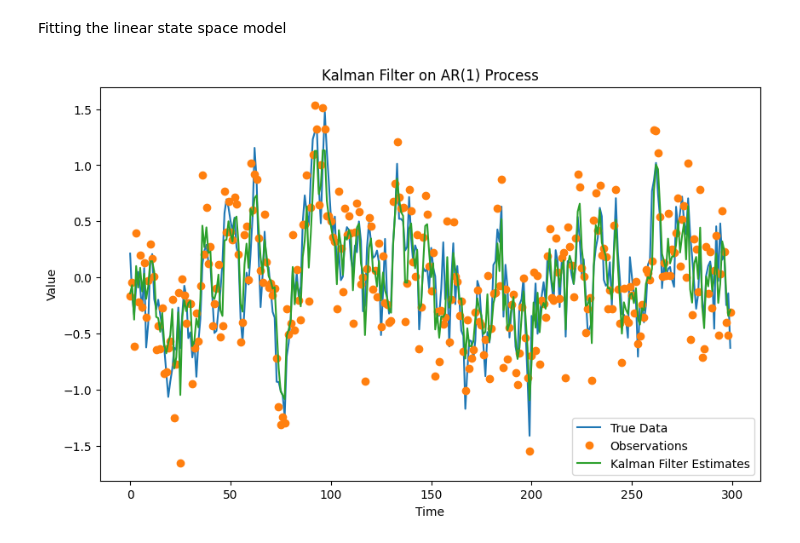
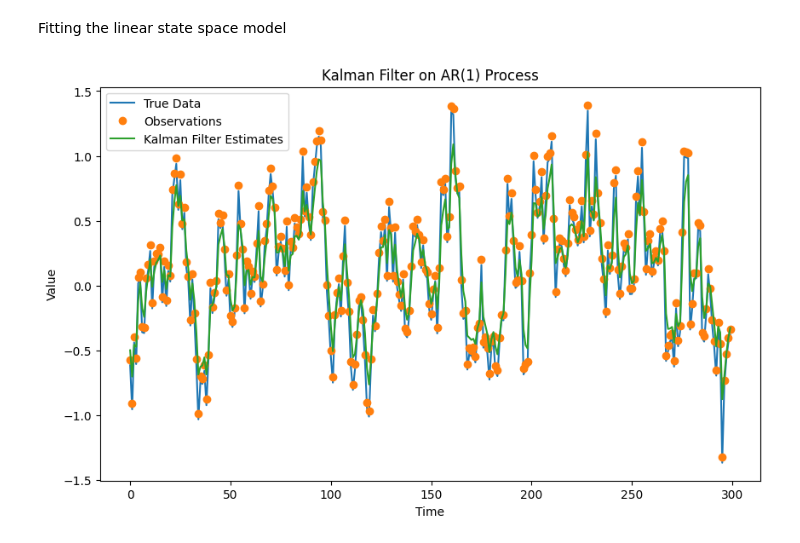
Before and after one commit to AVoss84/ts_sandbox, a Jupyter notebook: LinearGaussian_kalman_filter.ipynb, the cells around one changed output. Drawn from its saved outputs; the diff is of its cells as text; code cells hidden in the pictures.

```diff
--- a/LinearGaussian_kalman_filter.ipynb
+++ b/LinearGaussian_kalman_filter.ipynb
@@ -83,24 +83,24 @@ Fitting the linear state space model
 # %%
 N = 300  # Number of observations
 
 true_data = simAR1(N, phi, np.sqrt(Q))              # latent states
-observed_data = true_data + normal(scale=np.sqrt(R), size=N)       # add normal noise to 'true' latent process
+observed_data = true_data + normal(scale=np.sqrt(R), size=N)[0]       # add normal noise to 'true' latent process
 
 estimates = []
 for z in observed_data:
     kf.predict()
     kf.update(z)
     estimates.append(kf.x)
 
 # Plot results
 plt.figure(figsize=(10, 6))
 plt.plot(true_data, label='True Data')
 plt.plot(observed_data, 'o', label='Observations')
 plt.plot(estimates, label='Kalman Filter Estimates')
 plt.legend()
 plt.title('Kalman Filter on AR(1) Process')
 plt.xlabel('Time')
 plt.ylabel('Value')
 plt.show();
 # %% [output]
-[figure, old version]
+[figure, new version]
```
Also changed, not shown: parts of 1 cell of this notebook.
